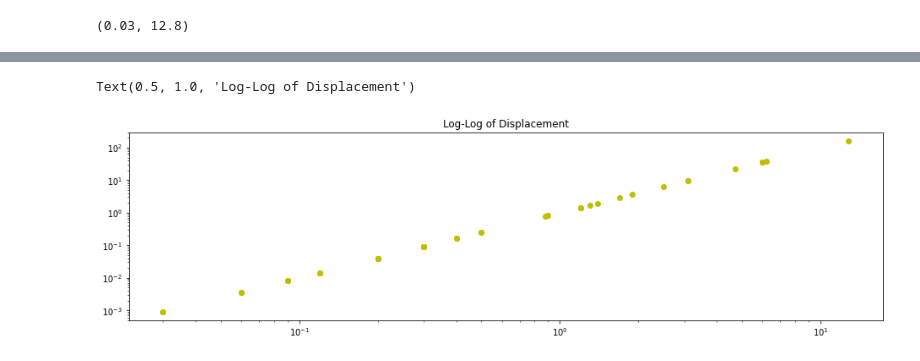
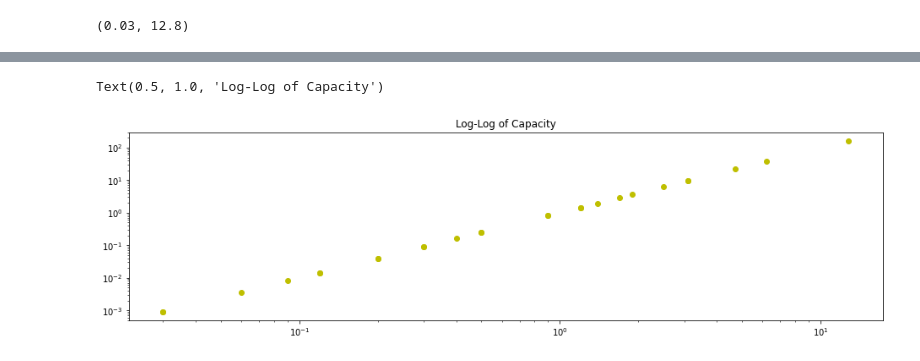
Before and after one commit to HWolf08/biophysics, a Jupyter notebook: Final Code.ipynb, the cells around one changed output, grey strips where cells are left out. Saved outputs shown, nothing was run; the diff lists cells and outputs as text; code cells hidden in the pictures.

```diff
--- a/Final Code.ipynb
+++ b/Final Code.ipynb
@@ -171,4 +216,8 @@ Lat = df['LatDegree']
 Capacity.min(), Capacity.max()
 # %% [output]
 (0.03, 12.8)
+# %%
+df= pd.read_csv('Focus_lat.csv')
+# %%
+Cap1 = df['Capacity']
 # %%
@@ -224,7 +309,7 @@ Text(0.5, 1.0, 'Semi-log of Displacement')
 # %%
 plt.figure(figsize = (16,9))
-plt.subplot(2,1,2).loglog(Capacity,Capacity**2, "oy")
-plt.title('Log-Log of Displacement')
+plt.subplot(2,1,2).loglog(Cap1,Cap1**2, "oy")
+plt.title('Log-Log of Capacity')
 # %% [output]
-Text(0.5, 1.0, 'Log-Log of Displacement')
+Text(0.5, 1.0, 'Log-Log of Capacity')
-[figure, old version]
+[figure, new version]
```
Also changed, not shown: parts of 14 cells of this notebook, 1 other file.
